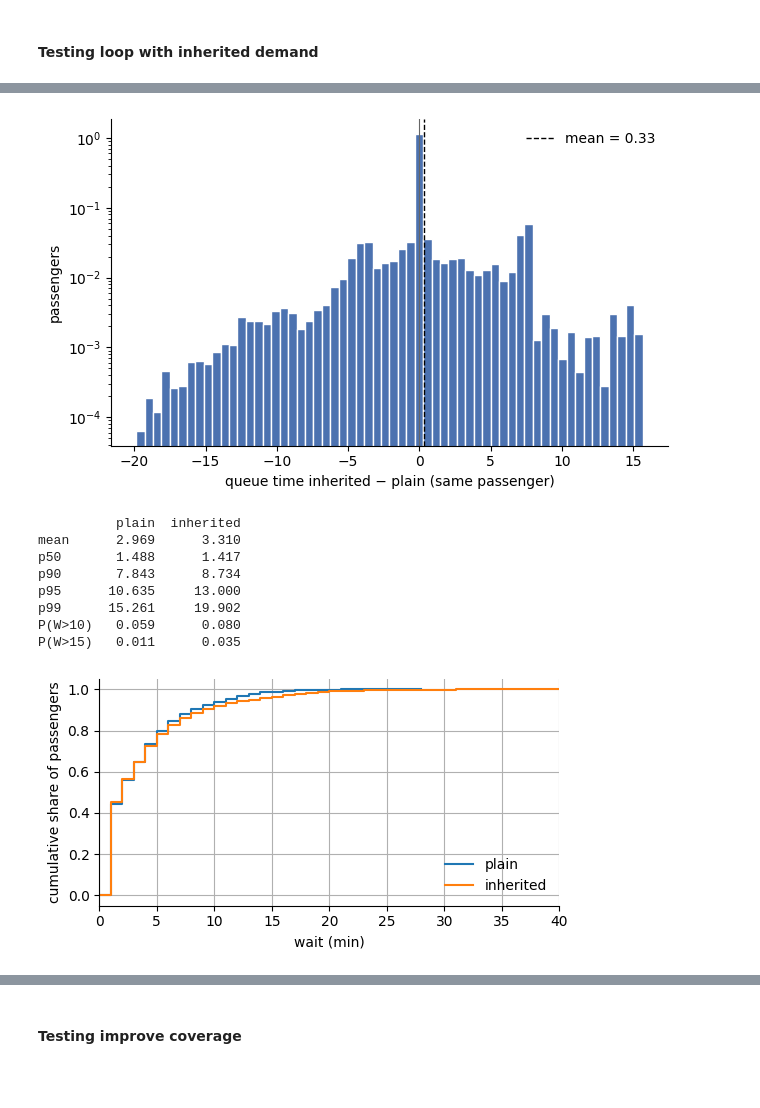
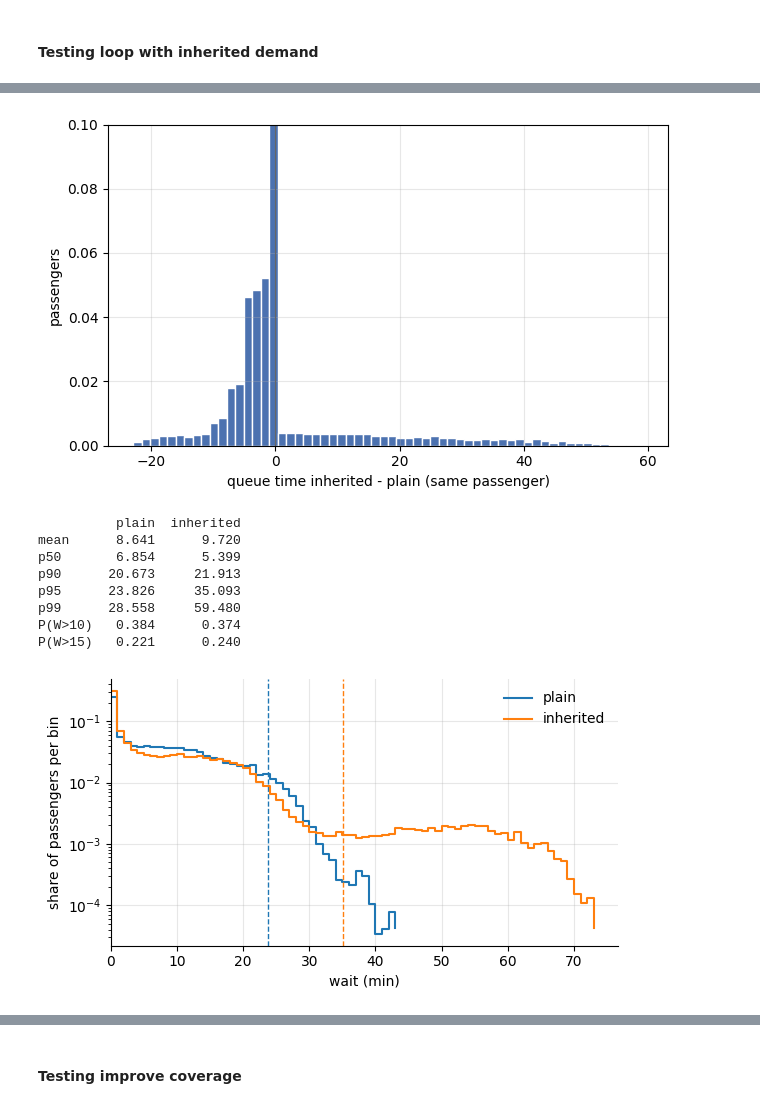
Before and after one commit to ZanchiLorenzo/security_paper, a Jupyter notebook: Second Tester.ipynb, the cells around one changed output, grey strips where cells are left out. Cells and saved outputs as stored; diff of their text form; code cells hidden in the pictures; blank space fills up the shorter version.

```diff
--- a/Second Tester.ipynb
+++ b/Second Tester.ipynb
@@ -204,16 +172,18 @@ merge_pax
 # %%
+merge_pax = pd.merge(pax1, pax2, on=['scenario_id', 'id'], suffixes=('_plain', '_inherited'), how='outer', indicator=True)
+merge_pax['queue_time_diff'] = merge_pax['queue_time_inherited'] - merge_pax['queue_time_plain']
 d = merge_pax.loc[merge_pax["_merge"] == "both", "queue_time_diff"].dropna()
 
 fig, ax = plt.subplots(figsize=(6.5, 4))
 ax.hist(d, bins=60, density=True, color="#4c72b0", edgecolor="white")
 ax.axvline(0, color="#666", lw=0.8)
-ax.axvline(d.mean(), color="k", ls="--", lw=1, label=f"mean = {d.mean():.2f}")
-ax.set_yscale("log")
-ax.set_xlabel("queue time inherited − plain (same passenger)"); ax.set_ylabel("passengers")
-ax.legend(frameon=False); ax.spines[["top", "right"]].set_visible(False)
+# ax.set_yscale("log")
+ax.set_xlabel("queue time inherited - plain (same passenger)"); ax.set_ylabel("passengers")
+plt.ylim(0, 0.1)
+plt.grid(alpha=0.3)
 fig.tight_layout(); plt.show()
 # %% [output]
-[figure, old version]
+[figure, new version]
 # %%
 import numpy as np, pandas as pd, matplotlib.pyplot as plt
 
@@ -232,28 +202,30 @@ def cdf_table(cdfs, labels, qs=(0.5, 0.9, 0.95, 0.99), thr=(10, 15)):
         rows[lab] = r
     return pd.DataFrame(rows).round(3)
 
-def plot_cdfs(cdfs, labels, xmax=None):
-    fig, ax = plt.subplots(figsize=(5.5, 3))
-    for c, lab in zip(cdfs, labels):
-        e, p = _cdf(c); ax.step(e, p, where="post", label=lab)
-    ax.set_xlabel("wait (min)"); ax.set_ylabel("cumulative share of passengers")
-    if xmax: ax.set_xlim(0, xmax)
+def plot_pdfs(cdfs, labels, xmax=None, q=0.95):
+    fig, ax = plt.subplots(figsize=(6, 3.4))
+    for k, (c, lab) in enumerate(zip(cdfs, labels)):
+        e, p = _cdf(c)
+        line, = ax.step(e[:-1], np.clip(np.diff(p), 1e-6, None), where="post", label=lab)
+        ax.axvline(np.interp(q, p, e), color=line.get_color(), ls="--", lw=1)
+    ax.set_yscale("log"); ax.set_xlim(0, xmax)
+    ax.set_xlabel("wait (min)"); ax.set_ylabel("share of passengers per bin")
     ax.legend(frameon=False); ax.spines[["top", "right"]].set_visible(False)
-    plt.grid()
-    fig.tight_layout(); plt.show()
+    ax.grid(alpha=0.3); ax.set_axisbelow(True); fig.tight_layout(); plt.show()
 
 print(cdf_table([cdf1, cdf2], ["plain", "inherited"]))
-plot_cdfs([cdf1, cdf2], ["plain", "inherited"], xmax=40)
+
+plot_pdfs([cdf1, cdf2], ["plain", "inherited"])
 # %% [output]
           plain  inherited
-mean      2.969      3.310
-p50       1.488      1.417
-p90       7.843      8.734
-p95      10.635     13.000
-p99      15.261     19.902
-P(W>10)   0.059      0.080
-P(W>15)   0.011      0.035
+mean      8.641      9.720
+p50       6.854      5.399
+p90      20.673     21.913
+p95      23.826     35.093
+p99      28.558     59.480
+P(W>10)   0.384      0.374
+P(W>15)   0.221      0.240
-[figure, old version]
+[figure, new version]
 # %%
 # ciclo sule date per vedere se cambia qualcosa con inherit
 
```
Also changed, not shown: parts of 17 cells of this notebook, 4 other files.
